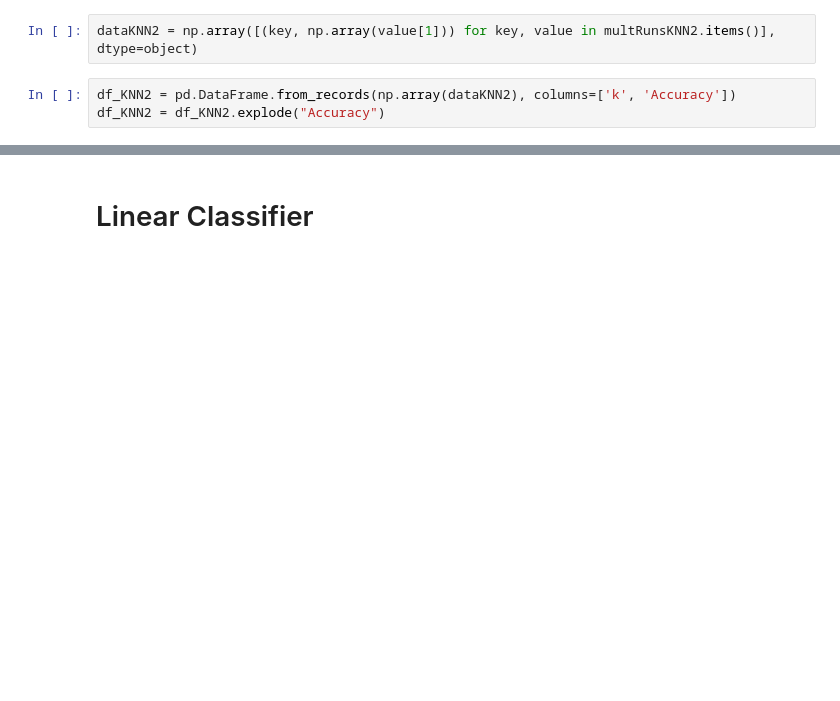
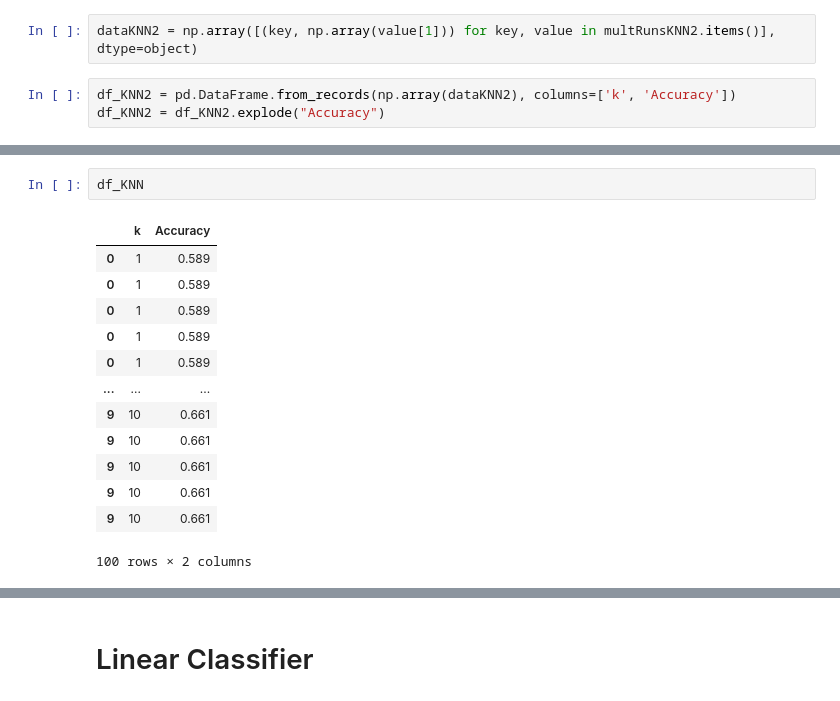
Before and after one commit to jerrychen109/CLIP-fewshot, a Jupyter notebook: Pipeline.ipynb, the cells around one changed output, grey strips where cells are left out. Cells and saved outputs as stored; diff of their text form; blank space fills up the shorter version.

```diff
--- a/Pipeline.ipynb
+++ b/Pipeline.ipynb
@@ -643,0 +674,16 @@ Text(0.5, 1.0, 'kNearestNeighbors for all vectors with L2')
+# %%
+df_KNN
+# %% [output]
+|  | k | Accuracy |
+| 0 | 1 | 0.589 |
+| 0 | 1 | 0.589 |
+| 0 | 1 | 0.589 |
+| 0 | 1 | 0.589 |
+| 0 | 1 | 0.589 |
+| ... | ... | ... |
+| 9 | 10 | 0.661 |
+| 9 | 10 | 0.661 |
+| 9 | 10 | 0.661 |
+| 9 | 10 | 0.661 |
+| 9 | 10 | 0.661 |
+100 rows × 2 columns
```
Also changed, not shown: parts of 4 cells of this notebook.
